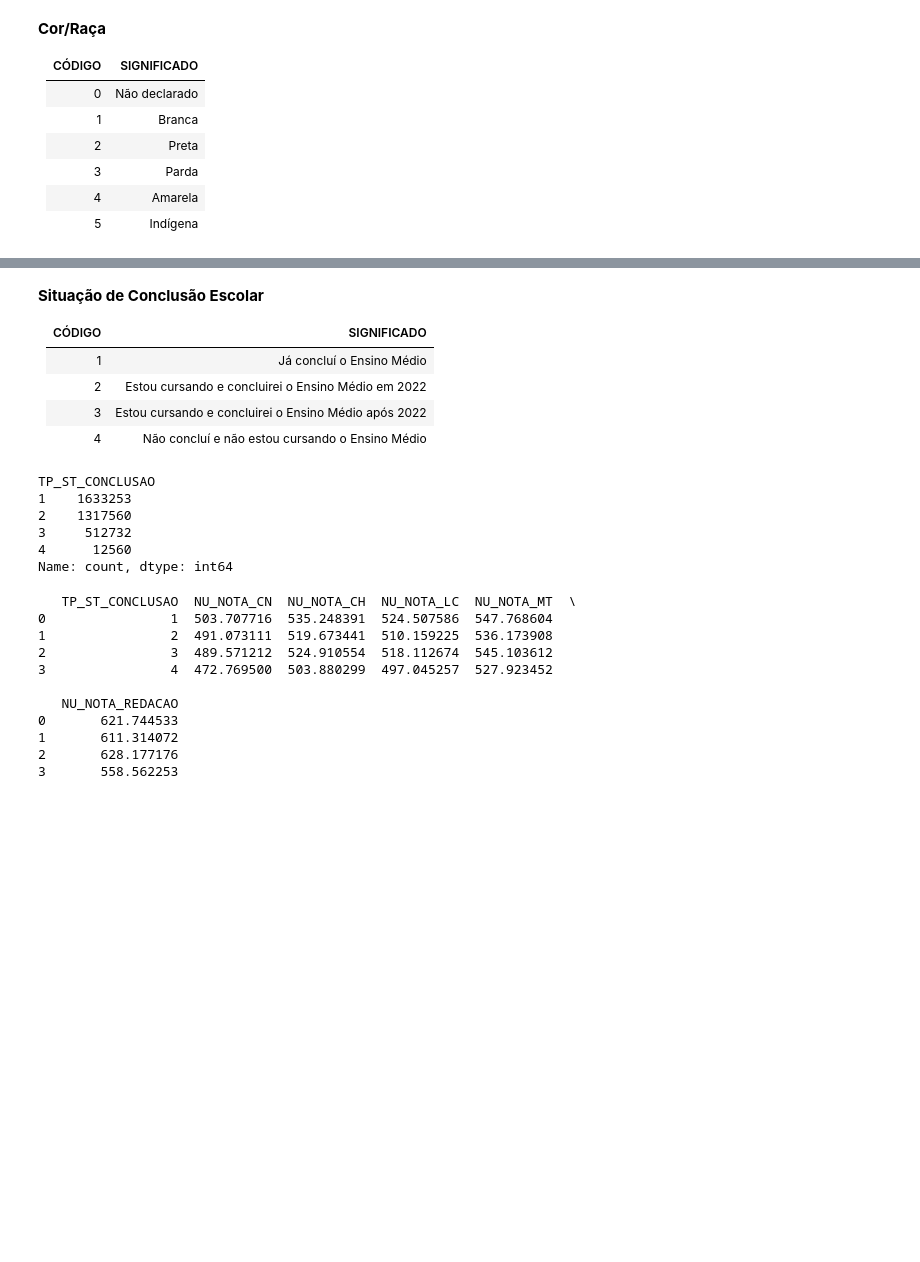
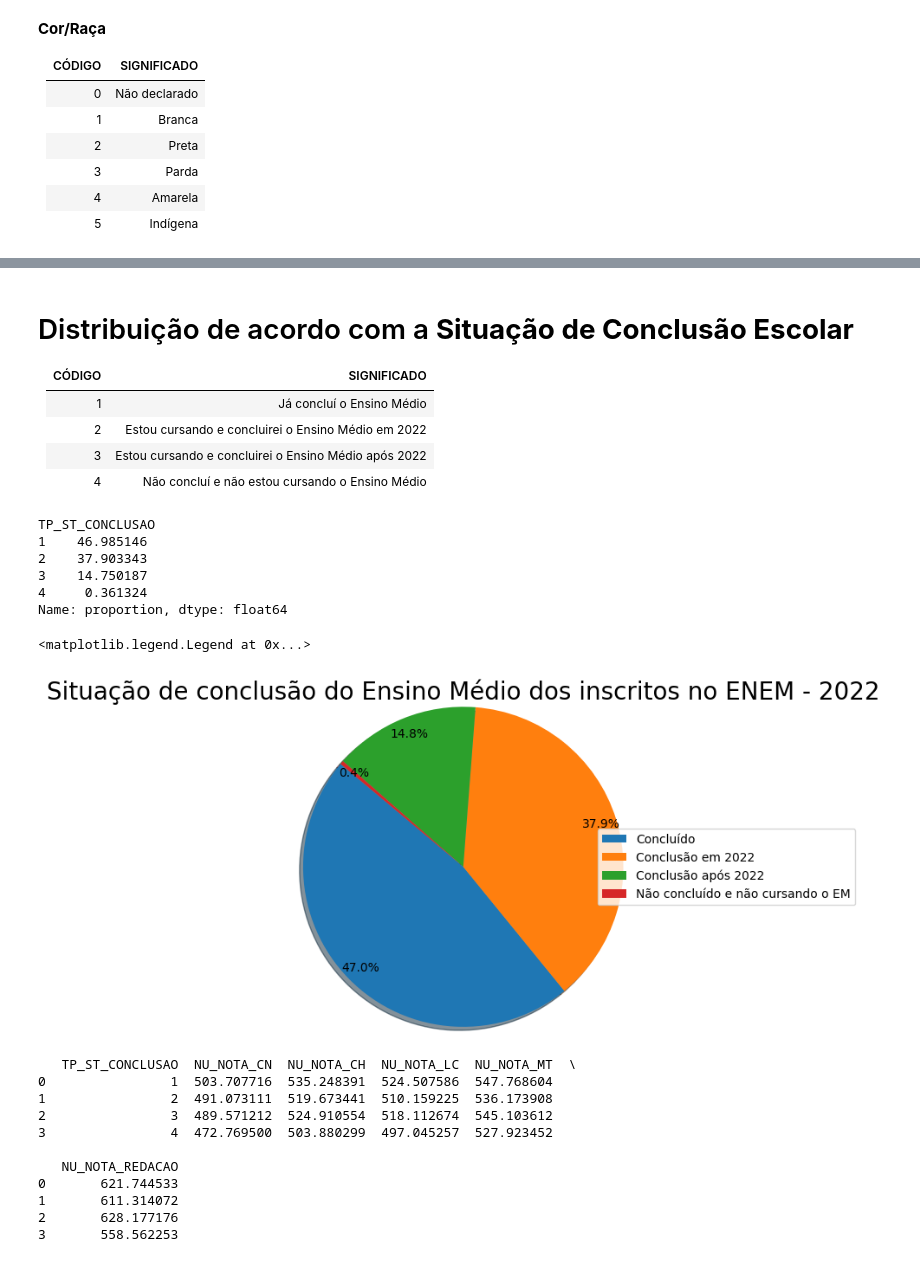
Before and after one commit to Grupo-B-Turma-2-Ada-VemSerTech/Projeto_Mod04_Ada_VemSerTech, a Jupyter notebook: Projeto.ipynb, the cells around one changed output, grey strips where cells are left out. Drawn from its saved outputs; the diff is of its cells as text; code cells hidden in the pictures; blank space fills up the shorter version.

```diff
--- a/Projeto.ipynb
+++ b/Projeto.ipynb
@@ -388,5 +468,5 @@ plt.show()
 # %% [markdown]
-**Situação de Conclusão Escolar**
+# Distribuição de acordo com a **Situação de Conclusão Escolar**
 
 CÓDIGO | SIGNIFICADO
 -------|-------------
@@ -394,15 +474,36 @@ CÓDIGO | SIGNIFICADO
 2      | Estou cursando e concluirei o Ensino Médio em 2022
 3      | Estou cursando e concluirei o Ensino Médio após 2022
 4      | Não concluí e não estou cursando o Ensino Médio
-# %%
-df_enem['TP_ST_CONCLUSAO'].value_counts()
-# %% [output]
-TP_ST_CONCLUSAO
-1    1633253
-2    1317560
-3     512732
-4      12560
-Name: count, dtype: int64
+# %%
+percentual_conclusao = df_enem['TP_ST_CONCLUSAO'].value_counts(normalize=True)*100
+percentual_conclusao
+# %% [output]
+TP_ST_CONCLUSAO
+1    46.985146
+2    37.903343
+3    14.750187
+4     0.361324
+Name: proportion, dtype: float64
+# %%
+labels = ("Concluído", "Conclusão em 2022", "Conclusão após 2022", "Não concluído e não cursando o EM")
+explode = (0, 0, 0, 0)
+
+fig, ax = plt.subplots()
+ax.pie(percentual_conclusao,
+        explode=explode,
+        #labels=labels,
+        autopct='%1.1f%%',
+        pctdistance=.9,
+        shadow=True,
+        startangle=140,
+        radius=1.25
+        )
+ax.set_title('Situação de conclusão do Ensino Médio dos inscritos no ENEM - 2022', fontsize=20)
+ax.legend(labels, loc="center left",
+          bbox_to_anchor=(.9, 0, 0.5, 1))
+# %% [output]
+<matplotlib.legend.Legend at 0x...>
+[figure, added]
 # %%
 #Calcula média das notas e agrupa pela Situação de Conclusão Escolar
 media_notas_por_conclusao = df_enem.groupby('TP_ST_CONCLUSAO').agg({
```
Also changed, not shown: parts of 20 cells of this notebook.
